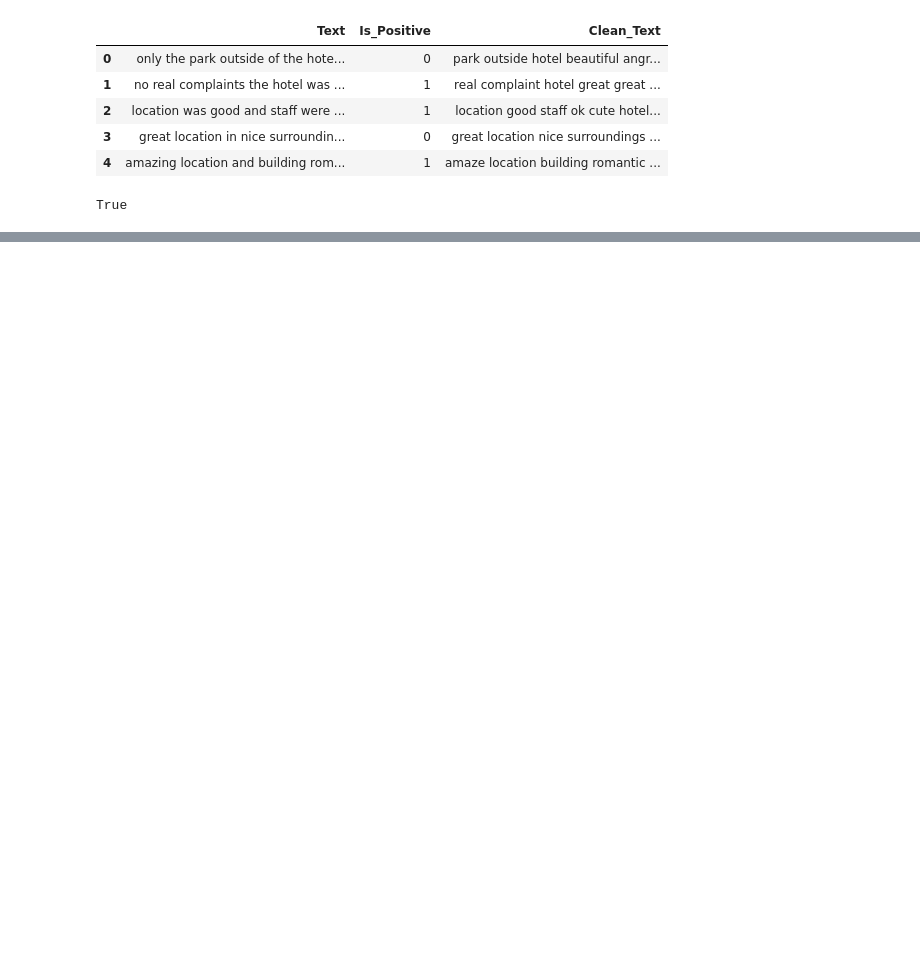
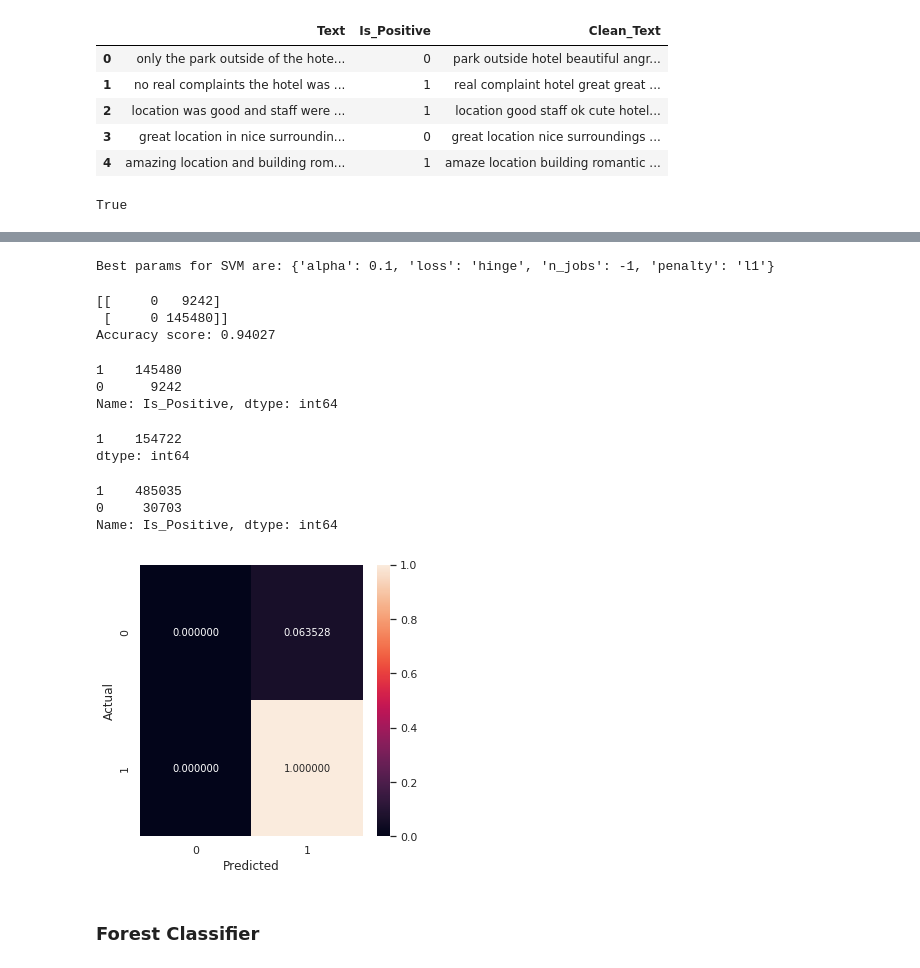
Before and after one commit to LuigiCerone/Hotel-Reviews-Data-Analysis, a Jupyter notebook: Hotel_Reviews_Copia_Lavoro_Giggi.ipynb, the cells around one changed output, grey strips where cells are left out. Saved outputs shown, nothing was run; the diff lists cells and outputs as text; code cells hidden in the pictures; blank space fills up the shorter version.

```diff
--- a/Hotel_Reviews_Copia_Lavoro_Giggi.ipynb
+++ b/Hotel_Reviews_Copia_Lavoro_Giggi.ipynb
@@ -877,8 +873,12 @@ With 400 components I get 0.7505 of the variability.
 MemoryError:
 AttributeError: 'TruncatedSVD' object has no attribute 'explained_variance_ratio_'
 # %%
-svd = TruncatedSVD(n_components=400, random_state = 0)
+from sklearn.decomposition import NMF
+
+svd = TruncatedSVD(n_components=300, random_state = 0)
+# nmf = NMF(n_components=400)
 X_bow_svd = svd.fit_transform(X_train_counts_bow)
+# X_bow_svd = nmf.fit_transform(X_train_counts_bow)
 # %% [markdown]
 ## TF-IDF
 # %%
@@ -1012,0 +1036,53 @@ MemoryError:
+# %%
+x_train, x_test, y_train, y_test = train_test_split(X_bow_svd, text_df['Is_Positive'], \
+                                                    test_size=0.3, random_state=0)
+# %%
+from sklearn.linear_model import SGDClassifier
+
+parameters = {'loss' :['hinge'],'penalty':['l1','l2','elasticnet'],'alpha':[float(i)/10 for i in range(1,10,1)],'n_jobs':[-1]}
+
+clf = SGDClassifier()
+clf = GridSearchCV(clf, parameters,cv=3)
+
+clf.fit(x_train, y_train)
+
+print("Best params for SVM are: {}".format(clf.best_params_))
+# %% [output]
+Best params for SVM are: {'alpha': 0.1, 'loss': 'hinge', 'n_jobs': -1, 'penalty': 'l1'}
+# %%
+y_pred = clf.predict(x_test)
+print(confusion_matrix(y_test, y_pred))
+print("Accuracy score: {:.5f}".format(accuracy_score(y_test, y_pred)))
+# %% [output]
+[[     0   9242]
+ [     0 145480]]
+Accuracy score: 0.94027
+# %%
+y_test.value_counts()
+# %% [output]
+1    145480
+0      9242
+Name: Is_Positive, dtype: int64
+# %%
+pd.Series(y_pred).value_counts()
+# %% [output]
+1    154722
+dtype: int64
+# %%
+text_df['Is_Positive'].value_counts()
+# %% [output]
+1    485035
+0     30703
+Name: Is_Positive, dtype: int64
+# %%
+conf_mat = confusion_matrix(y_test, y_pred)
+conf_mat = conf_mat / conf_mat.astype(np.float).sum(axis=1)
+fig, ax = plt.subplots(figsize=(5,5))
+sns.heatmap(conf_mat, annot=True, fmt='f')
+plt.ylabel('Actual')
+plt.xlabel('Predicted')
+plt.show()
+# %% [output]
+[figure, added]
+# %% [markdown]
+### Forest Classifier
```
Also changed, not shown: parts of 16 cells of this notebook, 1 other file.
